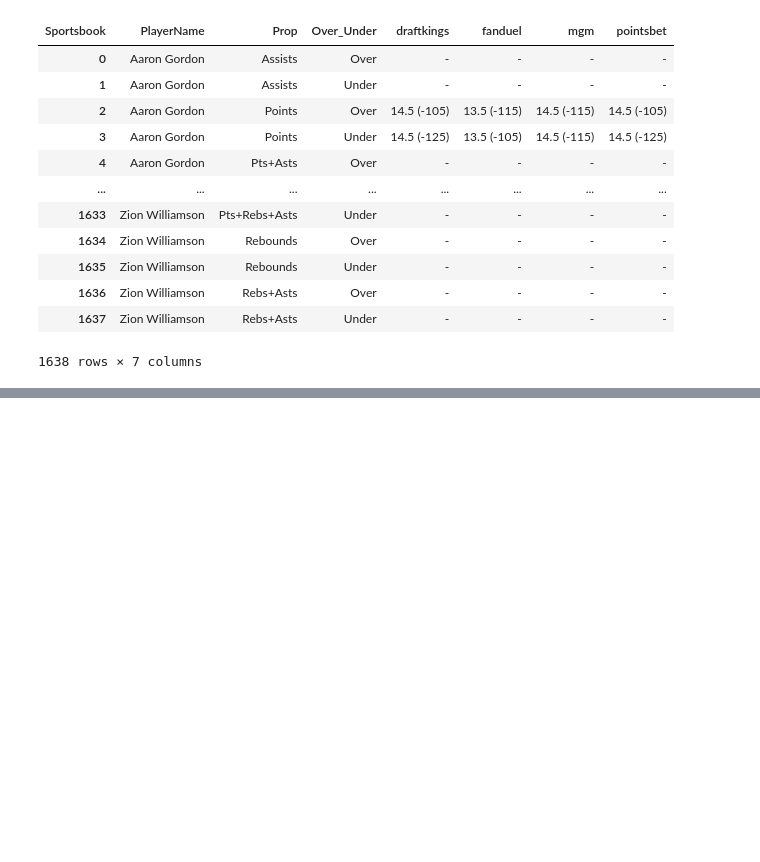
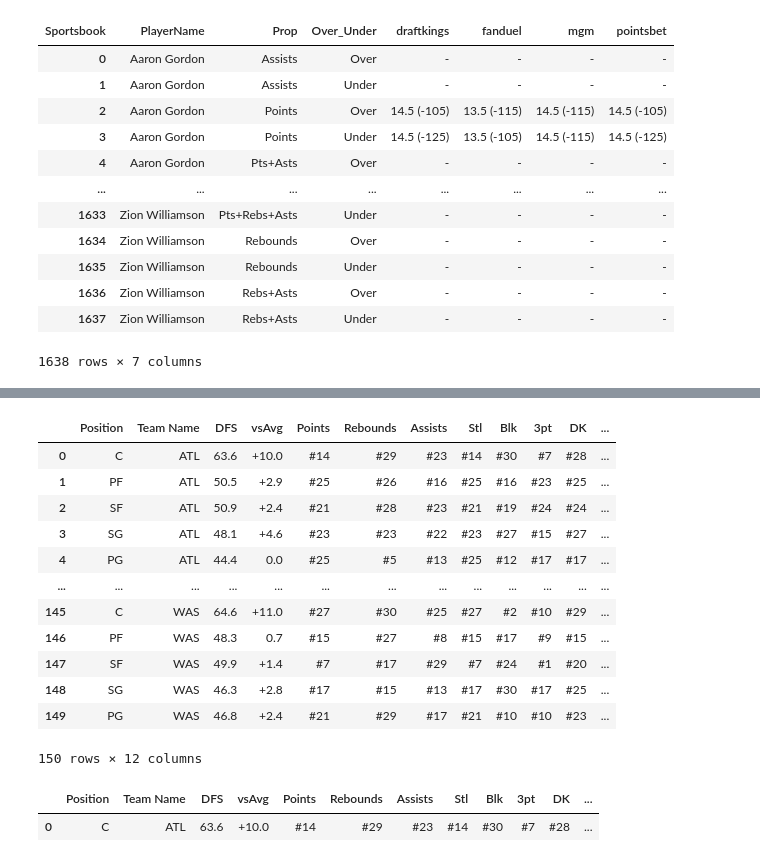
Before and after one commit to DhirenShivdasani/NBA-player-prop-analysis, a Jupyter notebook: Untitled.ipynb, the cells around one changed output, grey strips where cells are left out. Saved outputs shown, nothing was run; the diff lists cells and outputs as text; code cells hidden in the pictures; blank space fills up the shorter version.

Commit message:
defense positions

```diff
--- a/Untitled.ipynb
+++ b/Untitled.ipynb
@@ -991,15 +991,11 @@ from selenium import webdriver
 from bs4 import BeautifulSoup
 import time
 from datetime import datetime
-
+import requests
 # Get today's date
-today = datetime.now()
-
-# Format the date as 'month-day-2-digit year'
-date_str = f"{today.month}-{today.day}-{today.strftime('%y')}"
 
 # Construct the URL with the current date
-url = f"https://underdognetwork.com/basketball/news-and-lineups/nba-news-and-fantasy-basketball-notes-{date_str}"
+url = "https://draftedge.com/nba/nba-defense-vs-position/"
 
 
 response = requests.get(url)
@@ -1133,0 +1042,14 @@ Name: Lineup, dtype: object
+# %%
+td_elements = soup.find_all('td')
+
+# Extract data from each <td>
+data = []
+for td in td_elements:
+    # If <td> contains <span>, extract text from <span>, else from <td> directly
+    if td.find('span'):
+        data.append(td.find('span').text)
+    elif td.find('img'):
+        # If <td> contains <img>, extract the 'alt' attribute of <img>
+        data.append(td.find('img')['alt'].replace(' Logo', ''))
+    else:
+        data.append(td.text)
@@ -1133,0 +1107,23 @@ Name: Lineup, dtype: object
+# %%
+df.rename(columns= {'Pts': 'Points', 'Reb':'Rebounds', 'Ast': "Assists"}, inplace = True)
+# %%
+df
+# %% [output]
+|  | Position | Team Name | DFS | vsAvg | Points | Rebounds | Assists | Stl | Blk | 3pt | DK | ... |
+| 0 | C | ATL | 63.6 | +10.0 | #14 | #29 | #23 | #14 | #30 | #7 | #28 | ... |
+| 1 | PF | ATL | 50.5 | +2.9 | #25 | #26 | #16 | #25 | #16 | #23 | #25 | ... |
+| 2 | SF | ATL | 50.9 | +2.4 | #21 | #28 | #23 | #21 | #19 | #24 | #24 | ... |
+| 3 | SG | ATL | 48.1 | +4.6 | #23 | #23 | #22 | #23 | #27 | #15 | #27 | ... |
+| 4 | PG | ATL | 44.4 | 0.0 | #25 | #5 | #13 | #25 | #12 | #17 | #17 | ... |
+| ... | ... | ... | ... | ... | ... | ... | ... | ... | ... | ... | ... | ... |
+| 145 | C | WAS | 64.6 | +11.0 | #27 | #30 | #25 | #27 | #2 | #10 | #29 | ... |
+| 146 | PF | WAS | 48.3 | 0.7 | #15 | #27 | #8 | #15 | #17 | #9 | #15 | ... |
+| 147 | SF | WAS | 49.9 | +1.4 | #7 | #17 | #29 | #7 | #24 | #1 | #20 | ... |
+| 148 | SG | WAS | 46.3 | +2.8 | #17 | #15 | #13 | #17 | #30 | #17 | #25 | ... |
+| 149 | PG | WAS | 46.8 | +2.4 | #21 | #29 | #17 | #21 | #10 | #10 | #23 | ... |
+150 rows × 12 columns
+# %%
+df[(df['Team Name'] =='ATL') & (df['Position'] == 'C')]
+# %% [output]
+|  | Position | Team Name | DFS | vsAvg | Points | Rebounds | Assists | Stl | Blk | 3pt | DK | ... |
+| 0 | C | ATL | 63.6 | +10.0 | #14 | #29 | #23 | #14 | #30 | #7 | #28 | ... |
```
Also changed, not shown: parts of 10 cells of this notebook, 3 other files.
